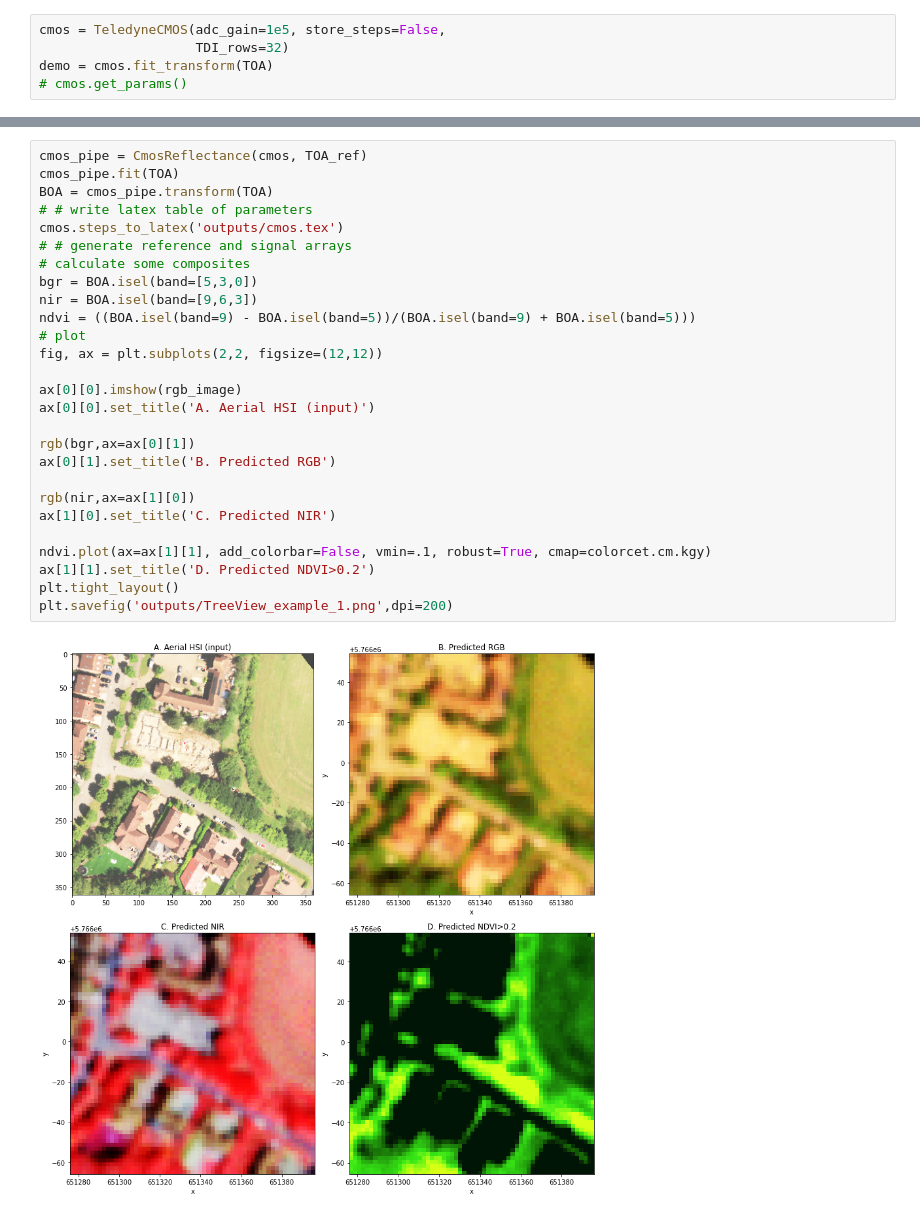
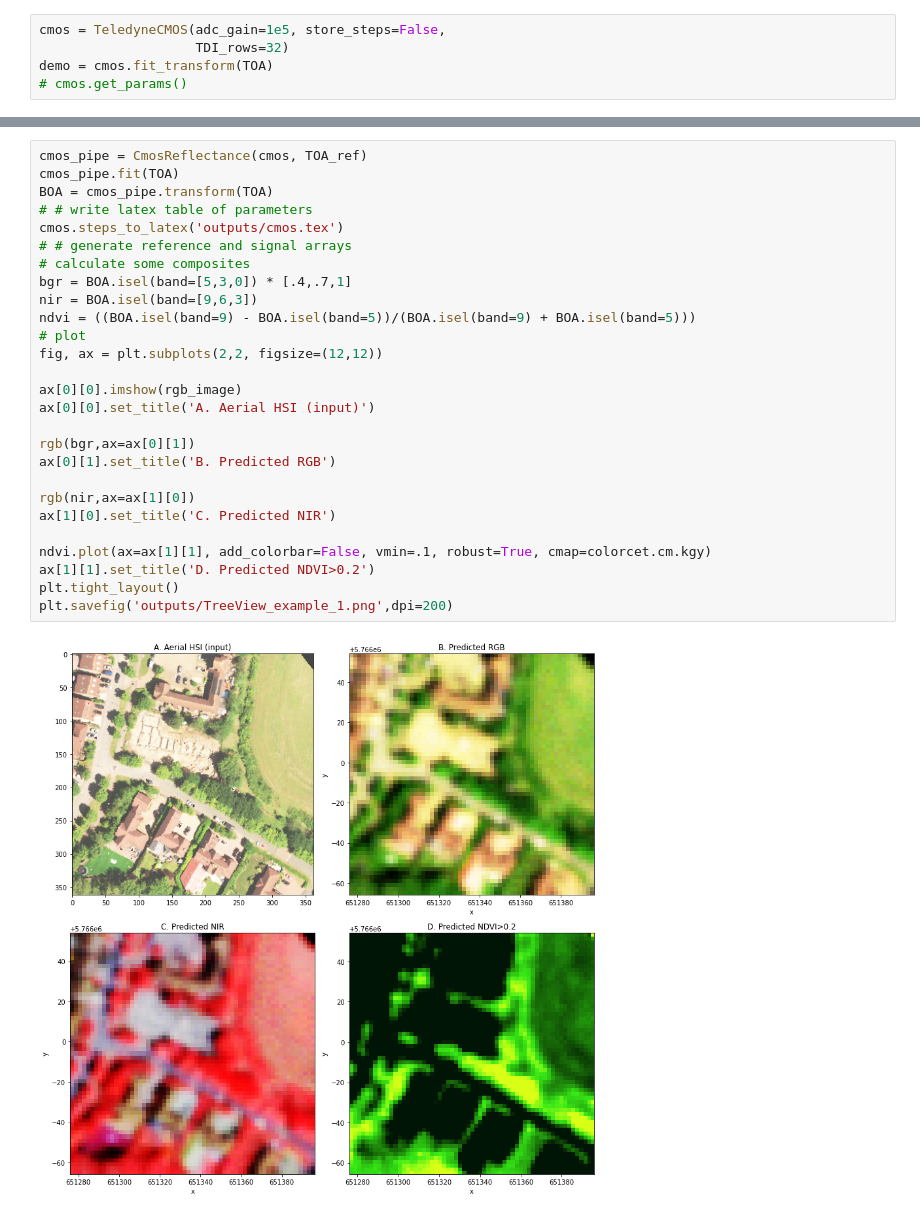
Before and after one commit to joe-fennell/pyeosim, a Jupyter notebook: 2_CMOS.ipynb, the cells around one changed output, grey strips where cells are left out. Cells and saved outputs as stored; diff of their text form.

```diff
--- a/2_CMOS.ipynb
+++ b/2_CMOS.ipynb
@@ -54,32 +56,32 @@ Text(0.5, 0, 'Wavelength (nm)')
 # %%
 cmos_pipe = CmosReflectance(cmos, TOA_ref)
 cmos_pipe.fit(TOA)
 BOA = cmos_pipe.transform(TOA)
 # # write latex table of parameters
 cmos.steps_to_latex('outputs/cmos.tex')
 # # generate reference and signal arrays
 # calculate some composites
-bgr = BOA.isel(band=[5,3,0])
+bgr = BOA.isel(band=[5,3,0]) * [.4,.7,1]
 nir = BOA.isel(band=[9,6,3])
 ndvi = ((BOA.isel(band=9) - BOA.isel(band=5))/(BOA.isel(band=9) + BOA.isel(band=5)))
 # plot
 fig, ax = plt.subplots(2,2, figsize=(12,12))
 
 ax[0][0].imshow(rgb_image)
 ax[0][0].set_title('A. Aerial HSI (input)')
 
 rgb(bgr,ax=ax[0][1])
 ax[0][1].set_title('B. Predicted RGB')
 
 rgb(nir,ax=ax[1][0])
 ax[1][0].set_title('C. Predicted NIR')
 
 ndvi.plot(ax=ax[1][1], add_colorbar=False, vmin=.1, robust=True, cmap=colorcet.cm.kgy)
 ax[1][1].set_title('D. Predicted NDVI>0.2')
 plt.tight_layout()
 plt.savefig('outputs/TreeView_example_1.png',dpi=200)
 # %% [output]
-[figure, old version]
+[figure, new version]
 # %%
 cmap_kgy = colorcet.cm.bmy
 cmap_kgy.set_over('w')
```
Also changed, not shown: parts of 6 cells of this notebook, 19 other files.
